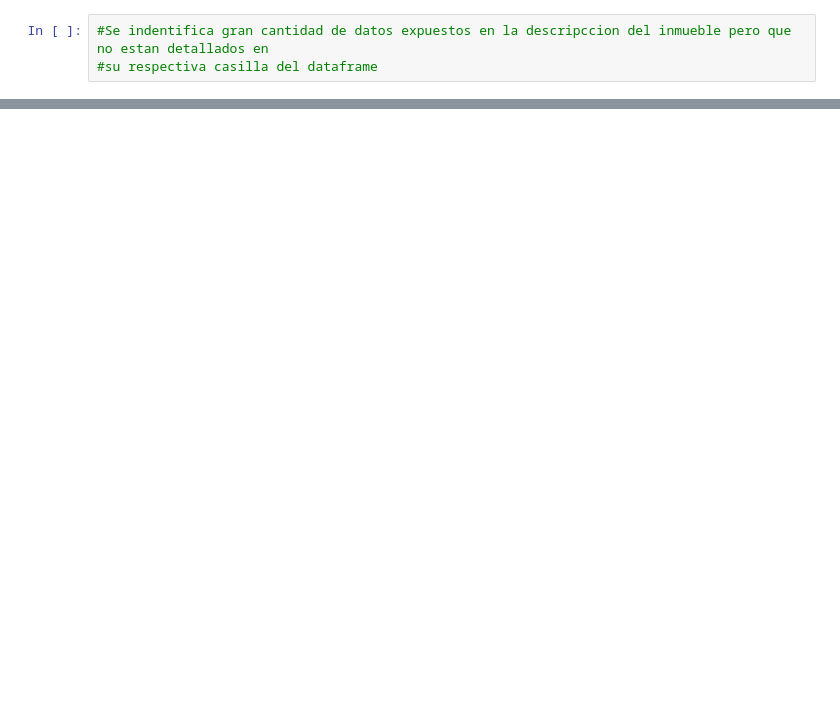
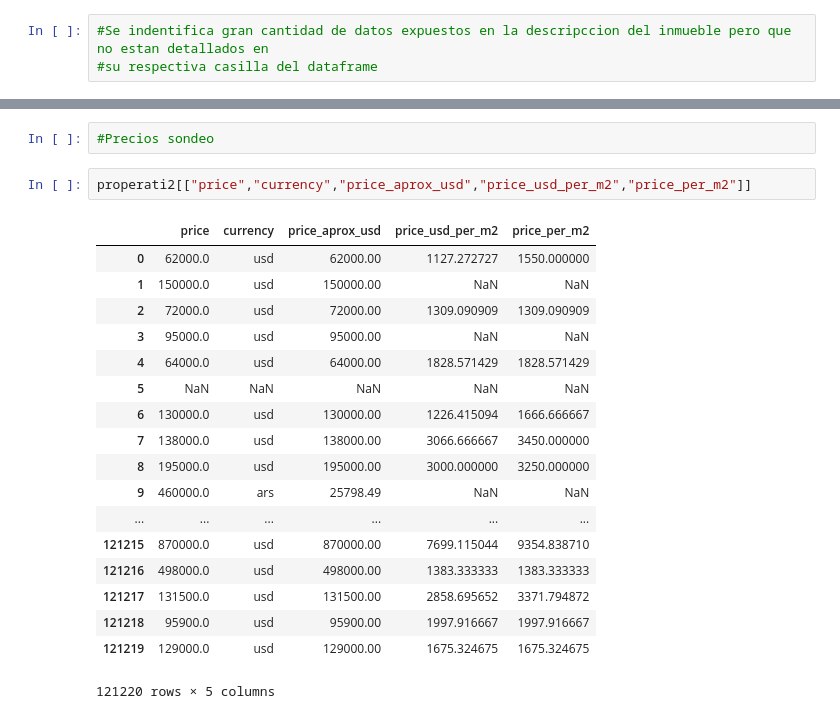
Before and after one commit to krisescobedo/Challenge-one, a Jupyter notebook: Data wrangling.ipynb, the cells around one changed output, grey strips where cells are left out. Saved outputs shown, nothing was run; the diff lists cells and outputs as text; blank space fills up the shorter version.

```diff
--- a/Data wrangling.ipynb
+++ b/Data wrangling.ipynb
@@ -140 +112,24 @@ properati3[["operation","description"]]
+# %%
+#Precios sondeo
+# %%
+properati2[["price","currency","price_aprox_usd","price_usd_per_m2","price_per_m2"]]
+# %% [output]
+|  | price | currency | price_aprox_usd | price_usd_per_m2 | price_per_m2 |
+| 0 | 62000.0 | usd | 62000.00 | 1127.272727 | 1550.000000 |
+| 1 | 150000.0 | usd | 150000.00 | NaN | NaN |
+| 2 | 72000.0 | usd | 72000.00 | 1309.090909 | 1309.090909 |
+| 3 | 95000.0 | usd | 95000.00 | NaN | NaN |
+| 4 | 64000.0 | usd | 64000.00 | 1828.571429 | 1828.571429 |
+| 5 | NaN | NaN | NaN | NaN | NaN |
+| 6 | 130000.0 | usd | 130000.00 | 1226.415094 | 1666.666667 |
+| 7 | 138000.0 | usd | 138000.00 | 3066.666667 | 3450.000000 |
+| 8 | 195000.0 | usd | 195000.00 | 3000.000000 | 3250.000000 |
+| 9 | 460000.0 | ars | 25798.49 | NaN | NaN |
+| ... | ... | ... | ... | ... | ... |
+| 121215 | 870000.0 | usd | 870000.00 | 7699.115044 | 9354.838710 |
+| 121216 | 498000.0 | usd | 498000.00 | 1383.333333 | 1383.333333 |
+| 121217 | 131500.0 | usd | 131500.00 | 2858.695652 | 3371.794872 |
+| 121218 | 95900.0 | usd | 95900.00 | 1997.916667 | 1997.916667 |
+| 121219 | 129000.0 | usd | 129000.00 | 1675.324675 | 1675.324675 |
+121220 rows × 5 columns
 # %%
```
Also changed, not shown: parts of 8 cells of this notebook.
